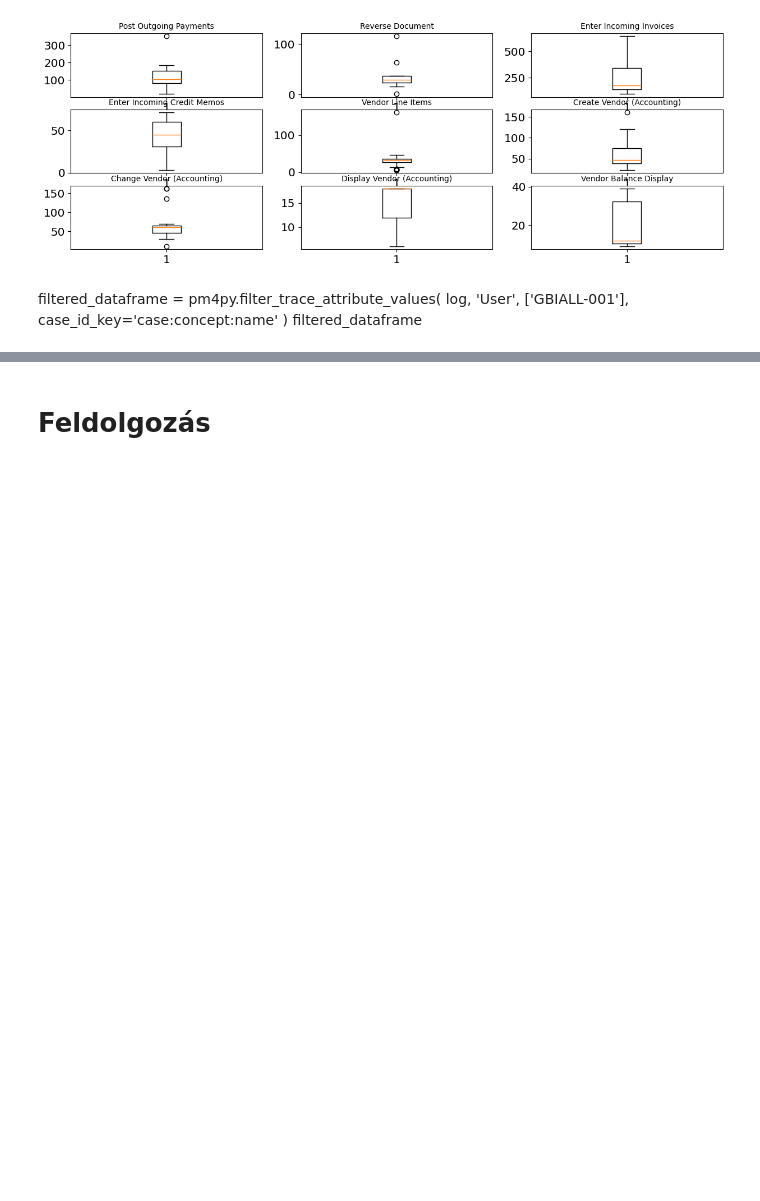
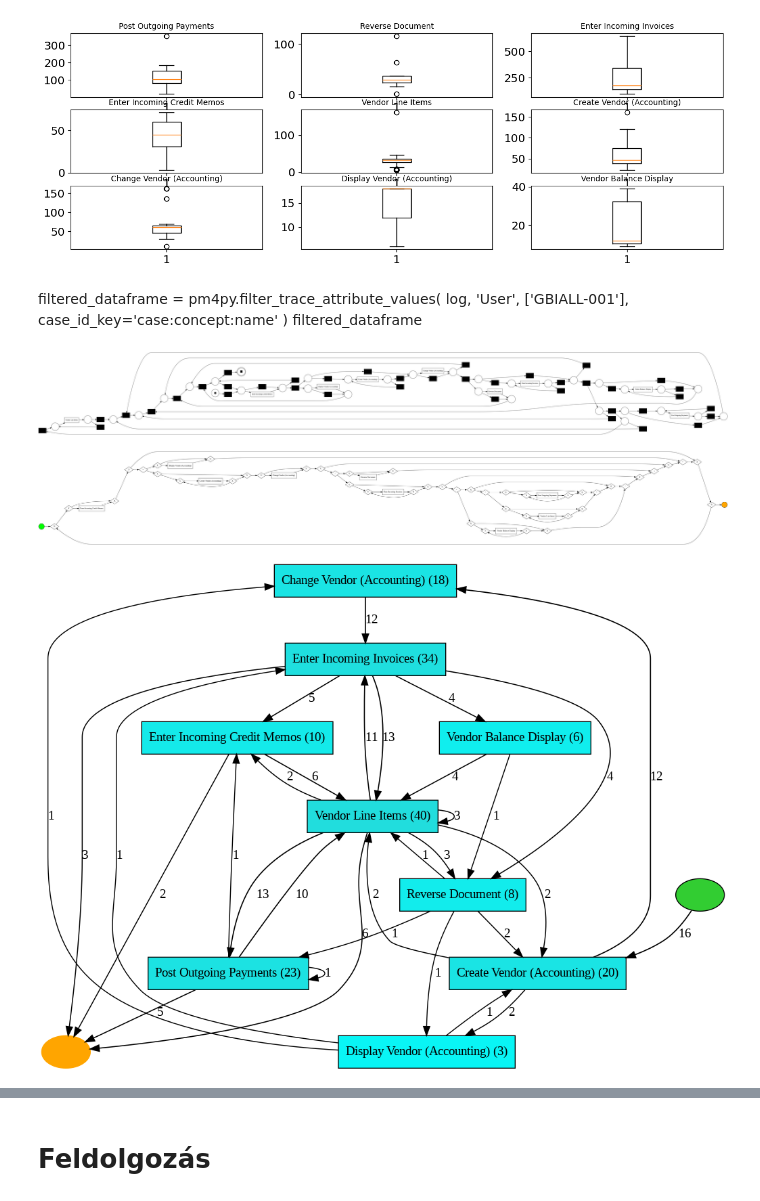
Before and after one commit to szabild/procmin2, a Jupyter notebook: procmin0314.ipynb, the cells around one changed output, grey strips where cells are left out. Saved outputs shown, nothing was run; the diff lists cells and outputs as text; code cells hidden in the pictures; blank space fills up the shorter version.

```diff
--- a/procmin0314.ipynb
+++ b/procmin0314.ipynb
@@ -184,10 +184,15 @@ pm4py.get_end_activities(logcost)
 # %%
 filt_log2 = pm4py.filter_start_activities(logcost, {'Create Vendor (Accounting)'})
 net, initial_marking, final_marking = pm4py.discover_petri_net_inductive(filt_log2, activity_key='concept:name', case_id_key='case:concept:name', timestamp_key='time:timestamp')
 pm4py.view_petri_net(net, initial_marking, final_marking)
 
 bpmn_model = pm4py.discover_bpmn_inductive(filt_log2)
 pm4py.view_bpmn(bpmn_model)
 
 map = pm4py.discover_heuristics_net(filt_log2)
 pm4py.view_heuristics_net(map)
+map
+# %% [output]
+[figure, added]
+[figure, added]
+[figure, added]
```
Also changed, not shown: parts of 5 cells of this notebook.
